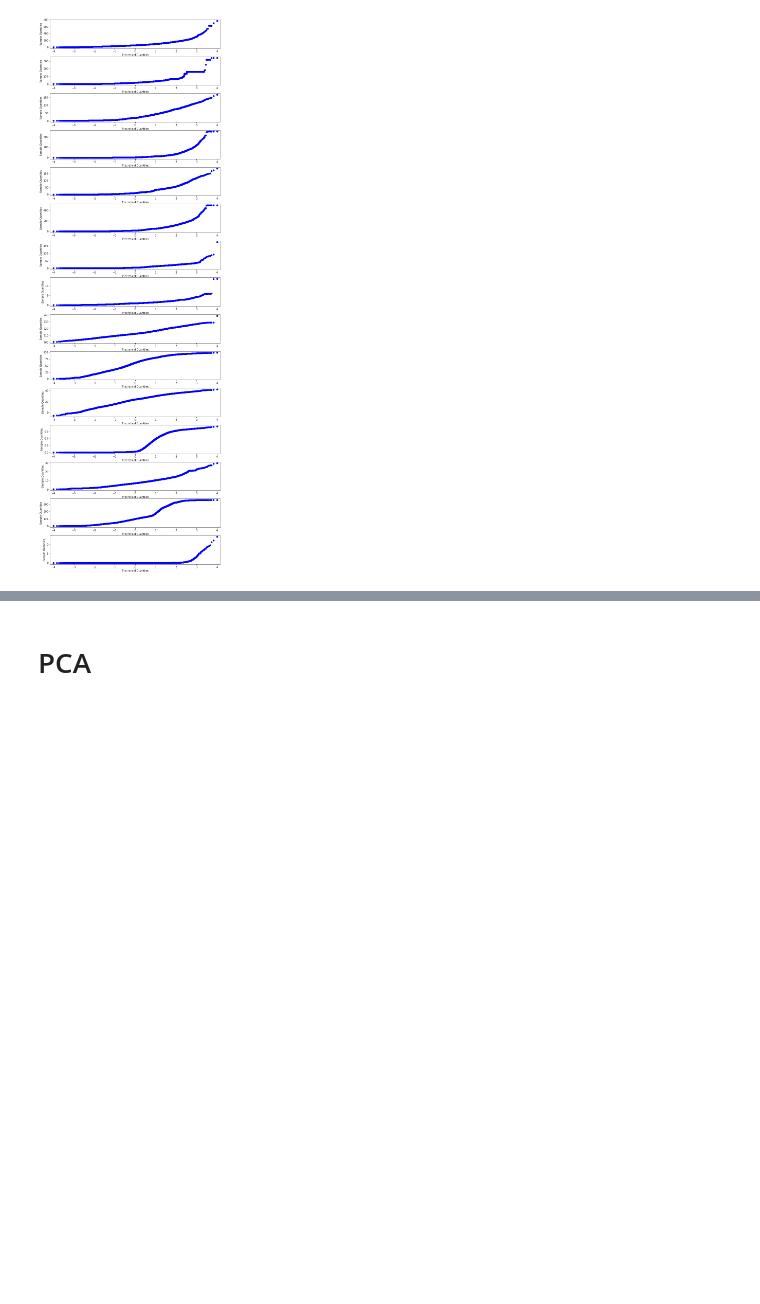
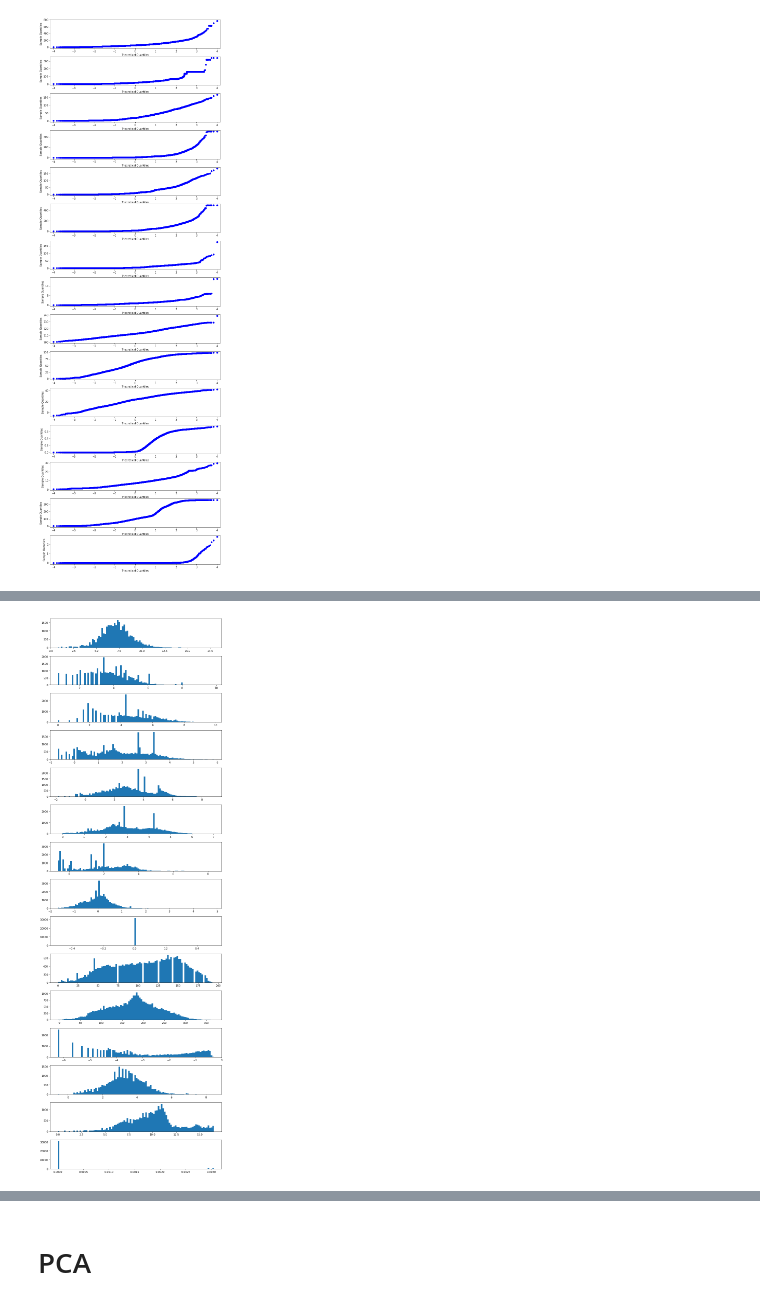
Before and after one commit to DiegoElian02/CienciadeDatosMultivariado, a Jupyter notebook: Analisis.ipynb, the cells around one changed output, grey strips where cells are left out. Drawn from its saved outputs; the diff is of its cells as text; code cells hidden in the pictures; blank space fills up the shorter version.

```diff
--- a/AnalisisPreeliminar.ipynb
+++ b/Analisis.ipynb
@@ -238,0 +306,10 @@ Normality Test RAINF:   KstestResult(statistic=0.5, pvalue=0.0)
+# %%
+fig, ax = plt.subplots(15, figsize=(10,30))
+fig.tight_layout()
+
+iter = 0
+for i in df.columns[4:]:
+    ax[iter].hist(normal_df[i], bins=100)
+    iter += 1
+# %% [output]
+[figure, added]
```
Also changed, not shown: parts of 27 cells of this notebook.
